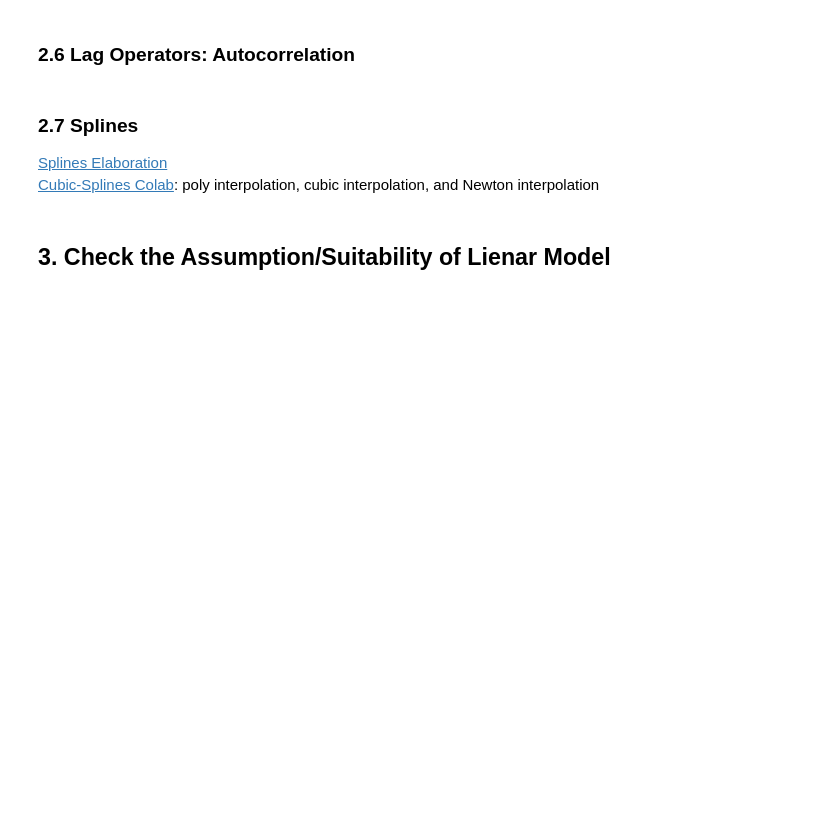
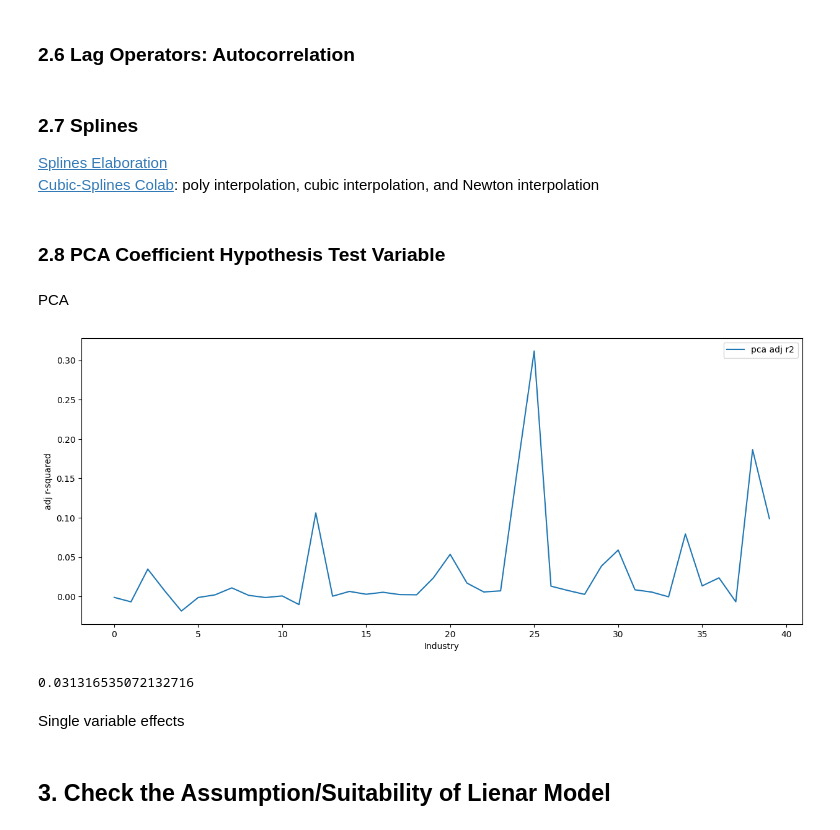
Before and after one commit to KJJHHH/Build-Portfolio, a Jupyter notebook: TEJ_portfolio/TEJ_Reg_Analysis.ipynb, the cells around one changed output. Drawn from its saved outputs; the diff is of its cells as text; code cells hidden in the pictures; blank space fills up the shorter version.

```diff
--- a/TEJ_portfolio/TEJ_Reg_Analysis.ipynb
+++ b/TEJ_portfolio/TEJ_Reg_Analysis.ipynb
@@ -460,10 +469,3 @@ def fit_linear(X, y):
 # %% [markdown]
 ##### 2.2.2 Fit regression
-# %%
-def fit_linear(X, y):
-    # Compute the epsilons
-    linear_reg_ = sm.OLS(y, sm.add_constant(X))
-    linear_reg = linear_reg_.fit()
-
-    return linear_reg
 # %%
@@ -594,9 +662,9 @@ MemoryError: Unable to allocate 4.32 GiB for an array with shape (11160, 51912)
 # %%
 data = data_backup.copy()
 
-data_kd = KD(data)
-with open("data/cross_section_stock_kd", "wb") as f:
-    pickle.dump(data_kd, f)
+
+with open("data/kd", "rb") as f:
+    kd = pickle.dump(f)
 
 data_kd
 # %% [markdown]
@@ -696,3 +763,42 @@ for industry in data_week_return["Industry_Eng"].unique():
     linear_reg.summary()
     if X.shape[0] > X.shape[1]:
         r_2.append(linear_reg.rsquared)
+# %% [markdown]
+### 2.8 PCA Coefficient Hypothesis Test Variable
+# %% [markdown]
+PCA
+# %%
+data_week_return = data_week_backup.copy()
+adj_r_2 = []
+
+for industry in data_week_return["Industry_Eng"].unique():
+    print(f"Start {industry}")
+    data_1_industry = data_week_return[data_week_return["Industry_Eng"] == industry]
+    X = data_1_industry.drop(["return", "Industry_Eng"], axis = 1)
+    y = data_1_industry["return"]
+
+    # n_components=30 must be between 0 and min(n_samples, n_features)=22 with svd_solver='full'
+    n_components = 30
+    if X.shape[0] > n_components:
+        pca = PCA(n_components=n_components)
+        X = pca.fit_transform(X)
+
+        # fit
+        linear_reg_ = sm.OLS(y, sm.add_constant(X))
+        linear_reg = linear_reg_.fit()
+
+        linear_reg.summary()
+        adj_r_2.append(linear_reg.rsquared_adj)
+# %%
+plt.figure(figsize=(15, 6))
+plt.plot(adj_r_2, label = "pca adj r2")
+plt.xlabel("Industry")
+plt.ylabel("adj r-squared")
+plt.legend()
+plt.show()
+np.mean(adj_r_2)
+# %% [output]
+[figure, added]
+0.031316535072132716
+# %% [markdown]
+Single variable effects
```
Also changed, not shown: parts of 27 cells of this notebook, 25 other files.
